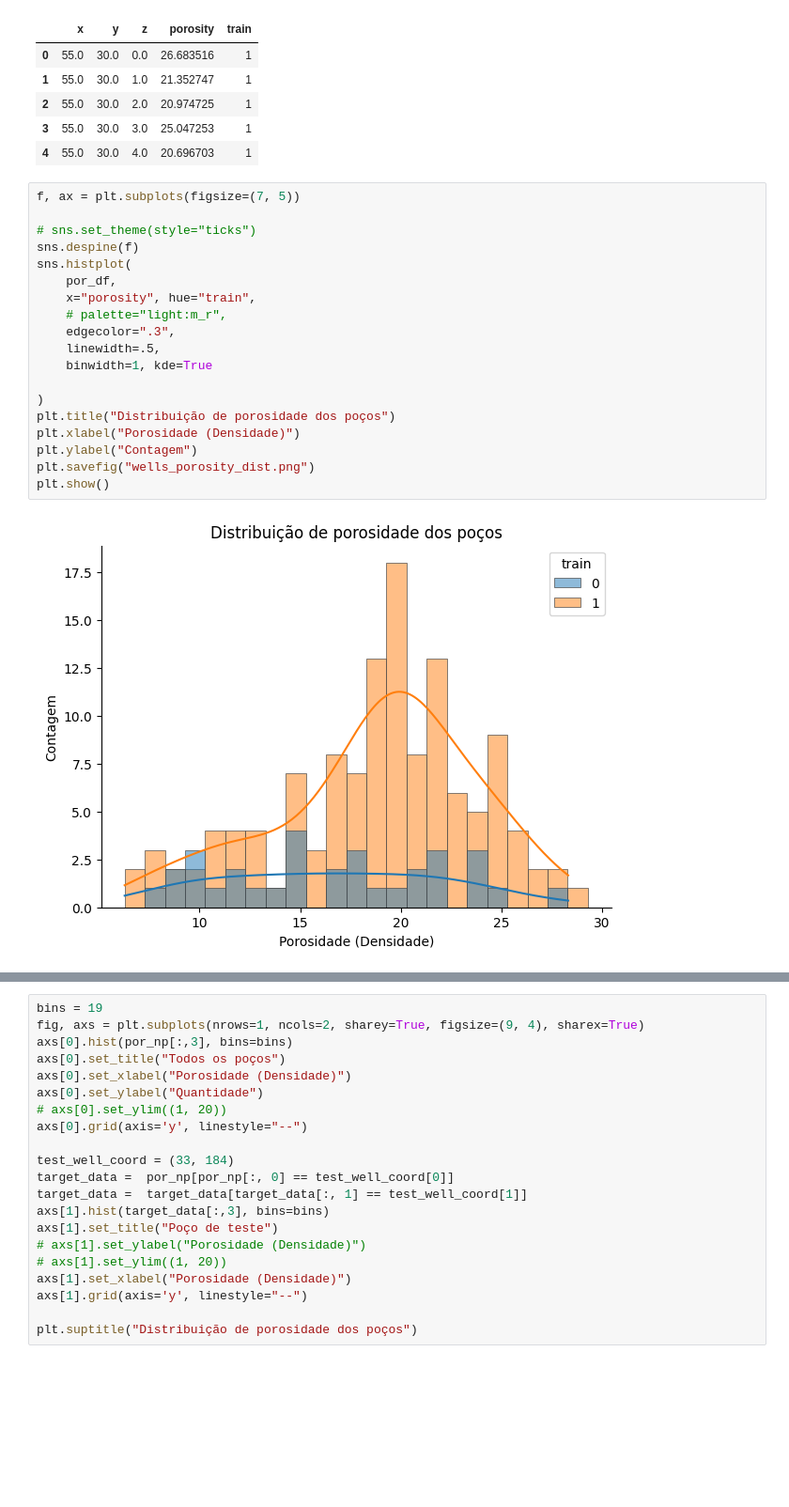
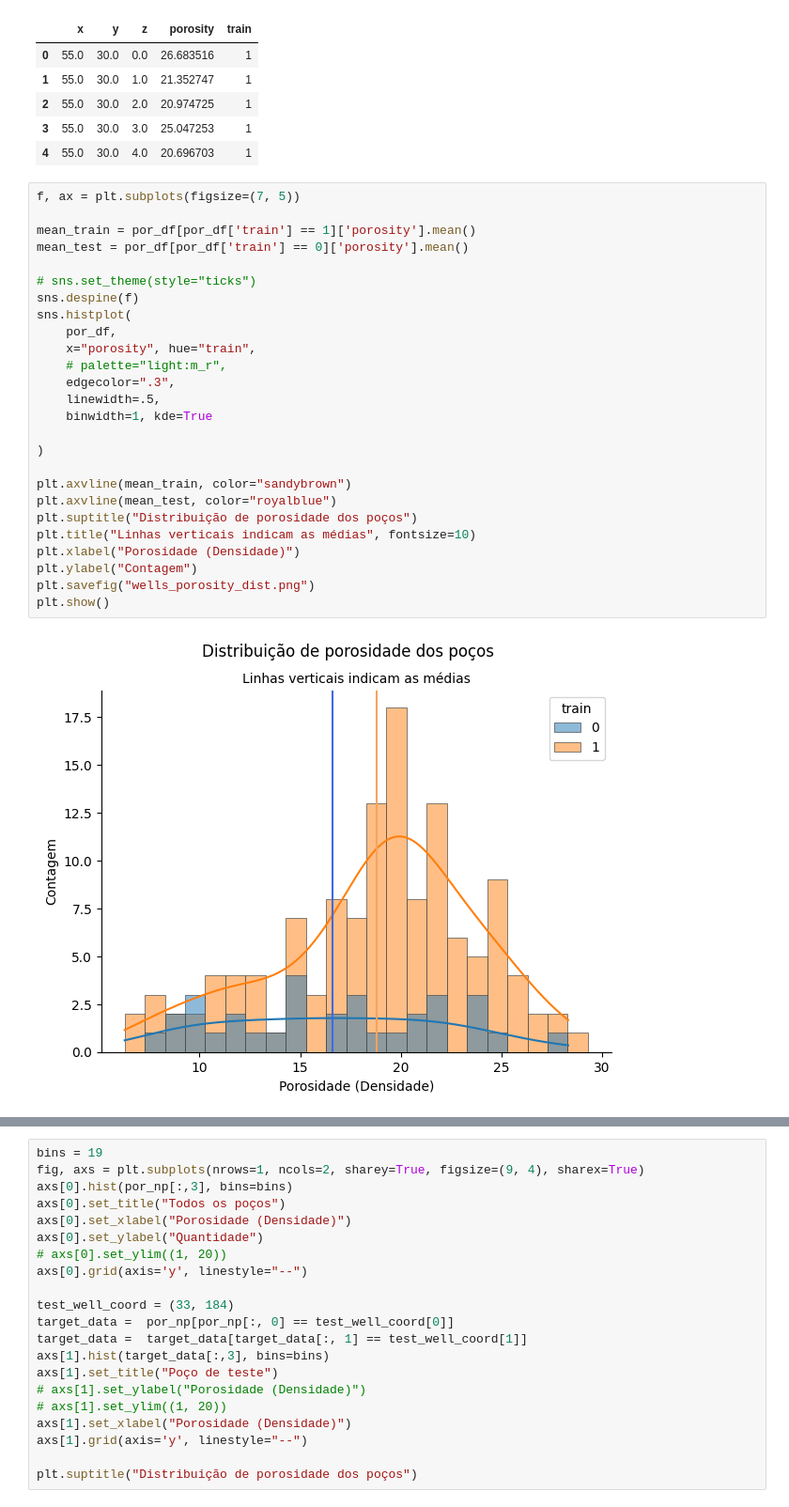
Before and after one commit to georgeteodoro/petroiageo, a Jupyter notebook: data/ANP/results/area_1/resultados-viz.ipynb, the cells around one changed output, grey strips where cells are left out. Shown at 94% size. Cells and saved outputs as stored; diff of their text form; blank space fills up the shorter version.

```diff
--- a/data/ANP/results/area_1/resultados-viz.ipynb
+++ b/data/ANP/results/area_1/resultados-viz.ipynb
@@ -29,24 +29,31 @@ por_df.head()
 | 2 | 55.0 | 30.0 | 2.0 | 20.974725 | 1 |
 | 3 | 55.0 | 30.0 | 3.0 | 25.047253 | 1 |
 | 4 | 55.0 | 30.0 | 4.0 | 20.696703 | 1 |
-# %%
-f, ax = plt.subplots(figsize=(7, 5))
-
-# sns.set_theme(style="ticks")
-sns.despine(f)
-sns.histplot(
-    por_df,
-    x="porosity", hue="train",
-    # palette="light:m_r",
-    edgecolor=".3",
-    linewidth=.5,
-    binwidth=1, kde=True
-
-)
-plt.title("Distribuição de porosidade dos poços")
-plt.xlabel("Porosidade (Densidade)")
-plt.ylabel("Contagem")
-plt.savefig("wells_porosity_dist.png")
-plt.show()
-# %% [output]
-[figure, removed]
+# %%
+f, ax = plt.subplots(figsize=(7, 5))
+
+mean_train = por_df[por_df['train'] == 1]['porosity'].mean()
+mean_test = por_df[por_df['train'] == 0]['porosity'].mean()
+
+# sns.set_theme(style="ticks")
+sns.despine(f)
+sns.histplot(
+    por_df,
+    x="porosity", hue="train",
+    # palette="light:m_r",
+    edgecolor=".3",
+    linewidth=.5,
+    binwidth=1, kde=True
+
+)
+
+plt.axvline(mean_train, color="sandybrown")
+plt.axvline(mean_test, color="royalblue")
+plt.suptitle("Distribuição de porosidade dos poços")
+plt.title("Linhas verticais indicam as médias", fontsize=10)
+plt.xlabel("Porosidade (Densidade)")
+plt.ylabel("Contagem")
+plt.savefig("wells_porosity_dist.png")
+plt.show()
+# %% [output]
+[figure, added]
```
Also changed, not shown: parts of 15 cells of this notebook, 19 other files.
